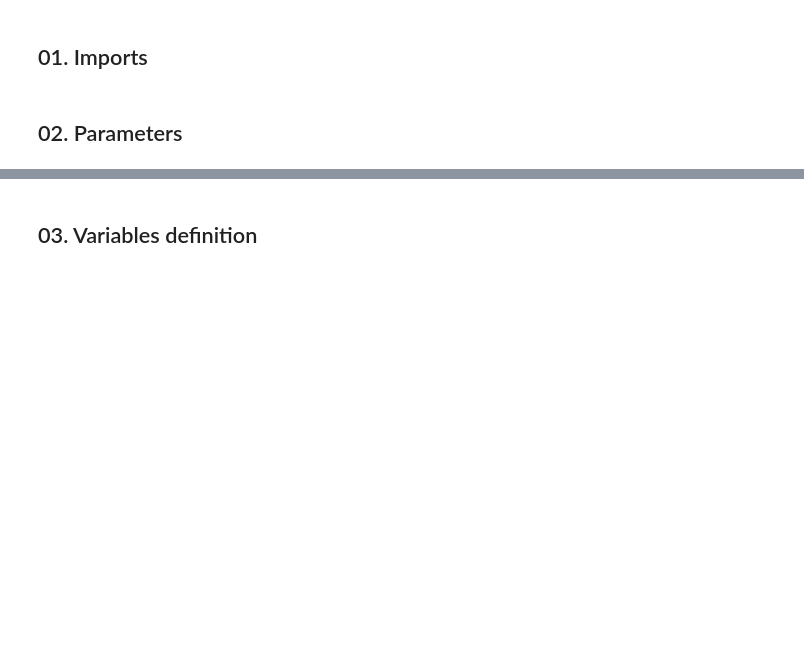
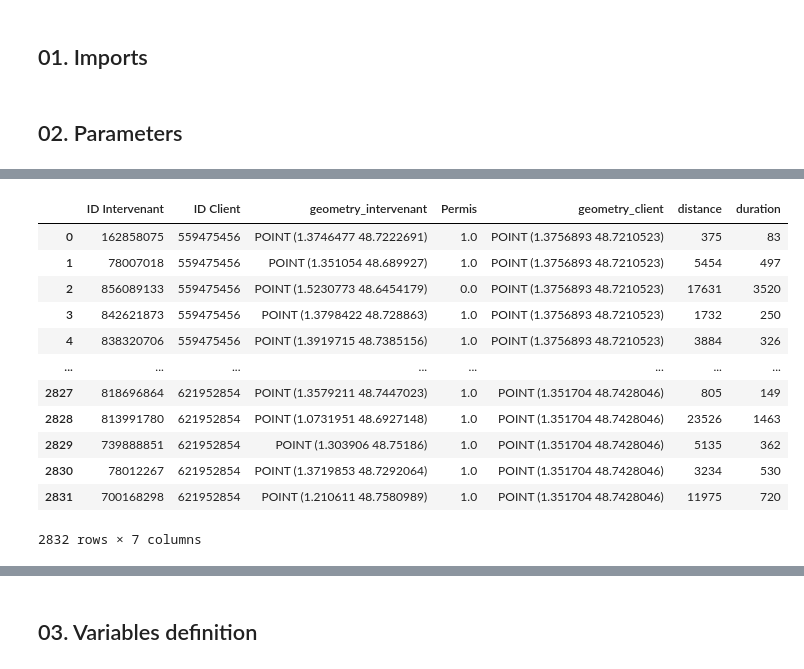
Before and after one commit to gplassais/data_4_health, a Jupyter notebook: notebooks/optim_gaspard.ipynb, the cells around one changed output, grey strips where cells are left out. Drawn from its saved outputs; the diff is of its cells as text; code cells hidden in the pictures; blank space fills up the shorter version.

```diff
--- a/notebooks/optim_gaspard.ipynb
+++ b/notebooks/optim_gaspard.ipynb
@@ -14,0 +88,16 @@ from itertools import groupby
+# %%
+distance_matrix_inter_client
+# %% [output]
+|  | ID Intervenant | ID Client | geometry_intervenant | Permis | geometry_client | distance | duration |
+| 0 | 162858075 | 559475456 | POINT (1.3746477 48.7222691) | 1.0 | POINT (1.3756893 48.7210523) | 375 | 83 |
+| 1 | 78007018 | 559475456 | POINT (1.351054 48.689927) | 1.0 | POINT (1.3756893 48.7210523) | 5454 | 497 |
+| 2 | 856089133 | 559475456 | POINT (1.5230773 48.6454179) | 0.0 | POINT (1.3756893 48.7210523) | 17631 | 3520 |
+| 3 | 842621873 | 559475456 | POINT (1.3798422 48.728863) | 1.0 | POINT (1.3756893 48.7210523) | 1732 | 250 |
+| 4 | 838320706 | 559475456 | POINT (1.3919715 48.7385156) | 1.0 | POINT (1.3756893 48.7210523) | 3884 | 326 |
+| ... | ... | ... | ... | ... | ... | ... | ... |
+| 2827 | 818696864 | 621952854 | POINT (1.3579211 48.7447023) | 1.0 | POINT (1.351704 48.7428046) | 805 | 149 |
+| 2828 | 813991780 | 621952854 | POINT (1.0731951 48.6927148) | 1.0 | POINT (1.351704 48.7428046) | 23526 | 1463 |
+| 2829 | 739888851 | 621952854 | POINT (1.303906 48.75186) | 1.0 | POINT (1.351704 48.7428046) | 5135 | 362 |
+| 2830 | 78012267 | 621952854 | POINT (1.3719853 48.7292064) | 1.0 | POINT (1.351704 48.7428046) | 3234 | 530 |
+| 2831 | 700168298 | 621952854 | POINT (1.210611 48.7580989) | 1.0 | POINT (1.351704 48.7428046) | 11975 | 720 |
+2832 rows × 7 columns
```
Also changed, not shown: parts of 26 cells of this notebook.
